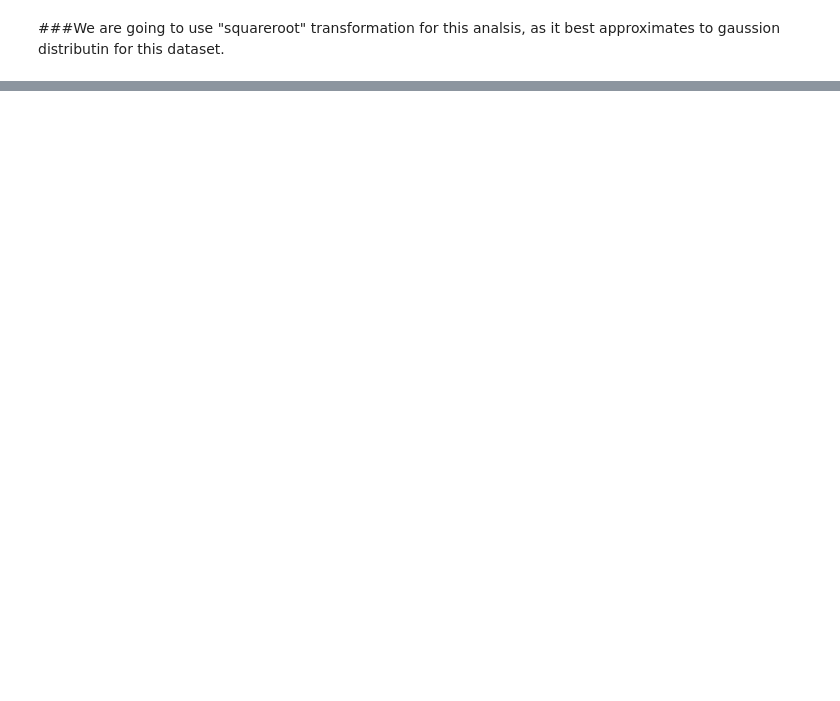
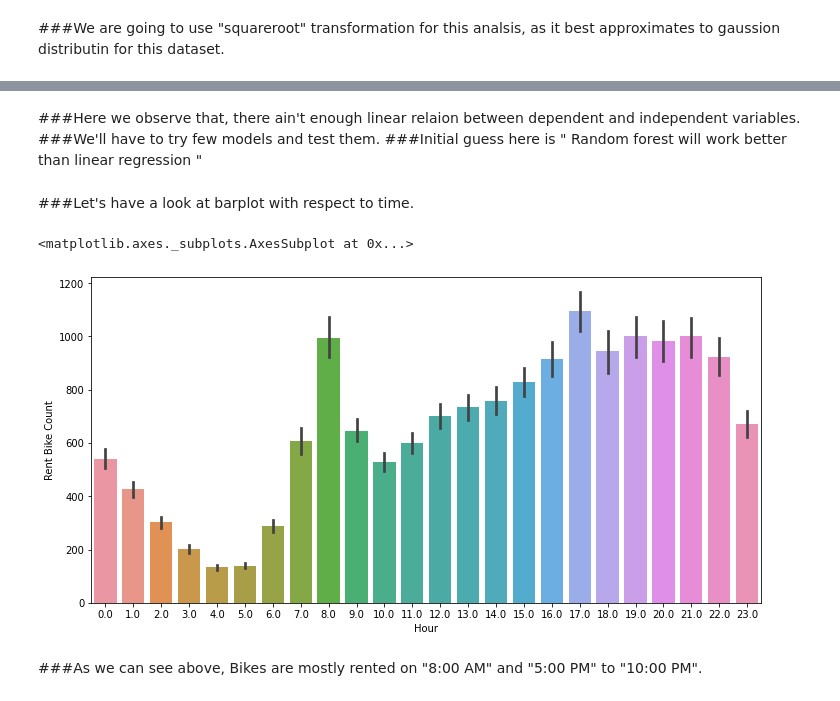
Before and after one commit to tanay47/Bike-Sharing-Demand-Prediction, a Jupyter notebook: Bike_Sharing_Demand_Prediction_.ipynb, the cells around one changed output, grey strips where cells are left out. Drawn from its saved outputs; the diff is of its cells as text; code cells hidden in the pictures; blank space fills up the shorter version.

```diff
--- a/Bike_Sharing_Demand_Prediction_.ipynb
+++ b/Bike_Sharing_Demand_Prediction_.ipynb
@@ -218,0 +269,21 @@ for var in seo_bike_df.describe().columns.tolist():
+# %% [markdown]
+###Here we observe that, there ain't enough linear relaion between dependent and independent variables.
+###We'll have to try few models and test them.
+###Initial guess here is " Random forest will work better than linear regression "
+# %% [markdown]
+###Let's have a look at barplot with respect to time.
+# %%
+# First we will introduce new columns as "Day", "Month" and "Year".
+seo_bike_df['Day']=seo_bike_df['Date'].dt.day
+seo_bike_df['Month']=seo_bike_df['Date'].dt.month
+seo_bike_df['Year']=seo_bike_df['Date'].dt.year
+seo_bike_df.drop( ["Date"], axis=1, inplace=True )
+# %%
+# plotting barplots.
+plt.figure(figsize=(12,6))
+sns.barplot(seo_bike_df["Hour"], seo_bike_df[dependent_var])
+# %% [output]
+<matplotlib.axes._subplots.AxesSubplot at 0x...>
+[figure, added]
+# %% [markdown]
+###As we can see above, Bikes are mostly rented on "8:00 AM" and "5:00 PM" to "10:00 PM".
```
Also changed, not shown: parts of 26 cells of this notebook.
